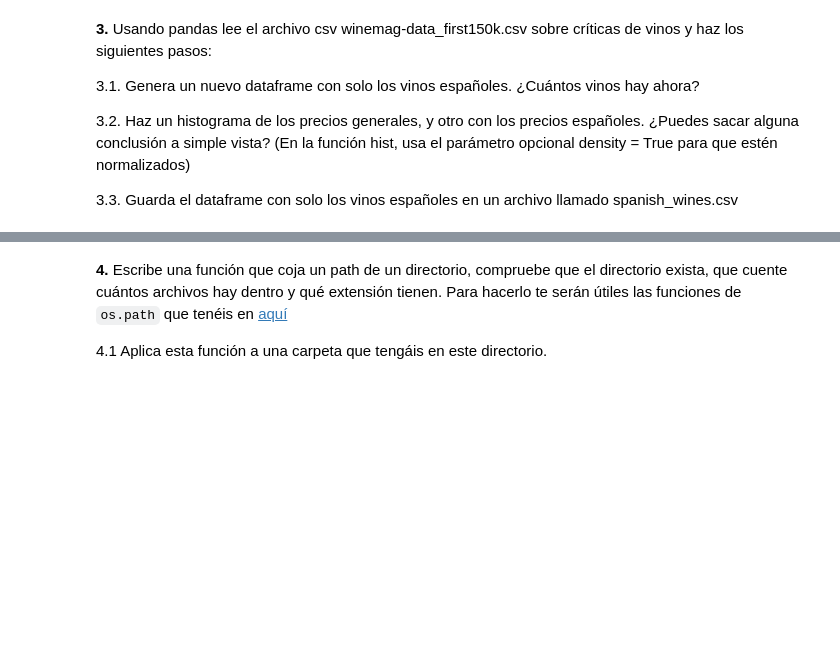
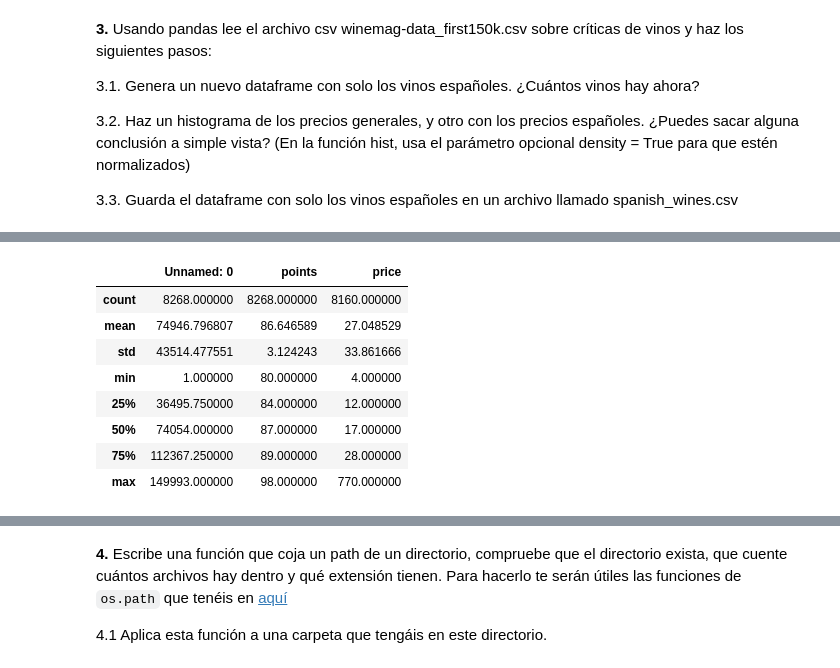
Before and after one commit to pablop11/CE_IABD, a Jupyter notebook: PIA/UNIDAD2/Unidad 2_5 Lectura_y_escritura_de_ficheros_solucion/Unidad 2_5 Lectura_y_escritura_de_ficheros.ipynb, the cells around one changed output, grey strips where cells are left out. Saved outputs shown, nothing was run; the diff lists cells and outputs as text; code cells hidden in the pictures; blank space fills up the shorter version.

```diff
--- a/PIA/UNIDAD2/Unidad 2_5 Lectura_y_escritura_de_ficheros_solucion/Unidad 2_5 Lectura_y_escritura_de_ficheros.ipynb
+++ b/PIA/UNIDAD2/Unidad 2_5 Lectura_y_escritura_de_ficheros_solucion/Unidad 2_5 Lectura_y_escritura_de_ficheros.ipynb
@@ -283,0 +306,12 @@ df.to_excel("prueba_pandas.xlsx")
+# %%
+vinos_espanoles.describe()
+# %% [output]
+|  | Unnamed: 0 | points | price |
+| count | 8268.000000 | 8268.000000 | 8160.000000 |
+| mean | 74946.796807 | 86.646589 | 27.048529 |
+| std | 43514.477551 | 3.124243 | 33.861666 |
+| min | 1.000000 | 80.000000 | 4.000000 |
+| 25% | 36495.750000 | 84.000000 | 12.000000 |
+| 50% | 74054.000000 | 87.000000 | 17.000000 |
+| 75% | 112367.250000 | 89.000000 | 28.000000 |
+| max | 149993.000000 | 98.000000 | 770.000000 |
```
Also changed, not shown: parts of 8 cells of this notebook, 5 other files.
